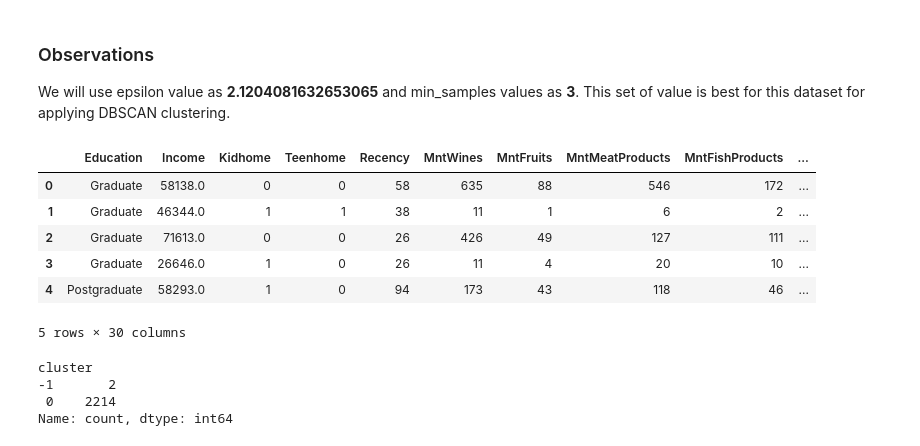
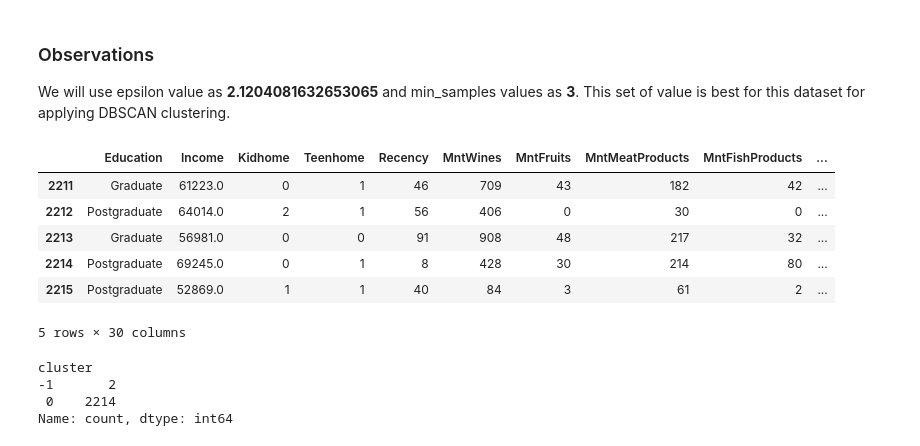
Before and after one commit to arghads9177/DBSCAN-Marketing-campaign, a Jupyter notebook: DBSCAN_Marketing_campaign.ipynb, the cells around one changed output. Saved outputs shown, nothing was run; the diff lists cells and outputs as text; code cells hidden in the pictures.

```diff
--- a/DBSCAN_Marketing_campaign.ipynb
+++ b/DBSCAN_Marketing_campaign.ipynb
@@ -481,16 +481,17 @@ labels = model.labels_
 # %%
 df_cluster = pd.DataFrame(labels, columns= ["cluster"])
 # %%
+df1 = df1.reset_index(drop=True)
 df_final = pd.concat([df1, df_cluster], axis= 1)
 # %%
-df_final.head()
+df_final.tail()
 # %% [output]
 |  | Education | Income | Kidhome | Teenhome | Recency | MntWines | MntFruits | MntMeatProducts | MntFishProducts | ... |
-| 0 | Graduate | 58138.0 | 0 | 0 | 58 | 635 | 88 | 546 | 172 | ... |
-| 1 | Graduate | 46344.0 | 1 | 1 | 38 | 11 | 1 | 6 | 2 | ... |
-| 2 | Graduate | 71613.0 | 0 | 0 | 26 | 426 | 49 | 127 | 111 | ... |
-| 3 | Graduate | 26646.0 | 1 | 0 | 26 | 11 | 4 | 20 | 10 | ... |
-| 4 | Postgraduate | 58293.0 | 1 | 0 | 94 | 173 | 43 | 118 | 46 | ... |
+| 2211 | Graduate | 61223.0 | 0 | 1 | 46 | 709 | 43 | 182 | 42 | ... |
+| 2212 | Postgraduate | 64014.0 | 2 | 1 | 56 | 406 | 0 | 30 | 0 | ... |
+| 2213 | Graduate | 56981.0 | 0 | 0 | 91 | 908 | 48 | 217 | 32 | ... |
+| 2214 | Postgraduate | 69245.0 | 0 | 1 | 8 | 428 | 30 | 214 | 80 | ... |
+| 2215 | Postgraduate | 52869.0 | 1 | 1 | 40 | 84 | 3 | 61 | 2 | ... |
 5 rows × 30 columns
 # %%
 df_final["cluster"].value_counts().sort_index()
```
Also changed, not shown: parts of 26 cells of this notebook, 1 other file.
